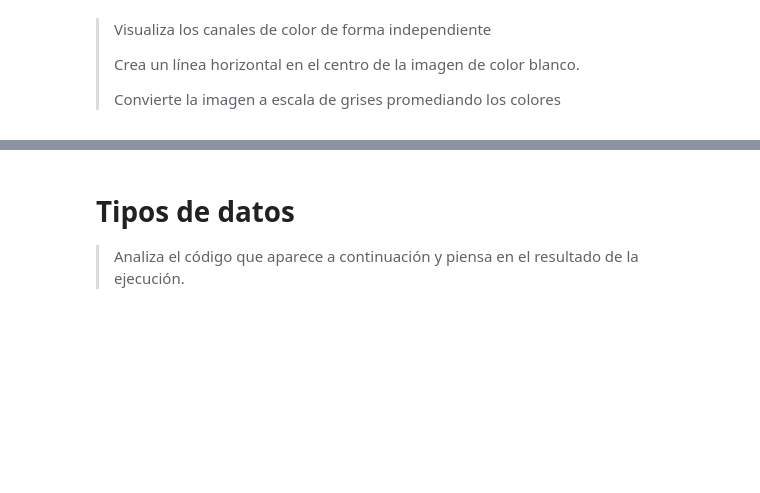
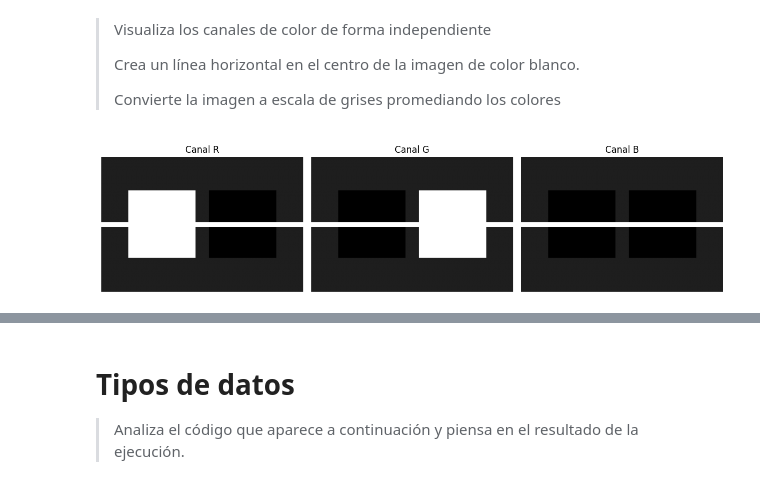
Before and after one commit to aleefdezz10/Vision-2026, a Jupyter notebook: PL2/Prac02-Imagen.ipynb, the cells around one changed output, grey strips where cells are left out. Saved outputs shown, nothing was run; the diff lists cells and outputs as text; code cells hidden in the pictures; blank space fills up the shorter version.

```diff
--- a/PL2/Prac02-Imagen.ipynb
+++ b/PL2/Prac02-Imagen.ipynb
@@ -240,3 +345,37 @@ plt.show()
 > Crea un línea horizontal en el centro de la imagen de color blanco.
 >
 > Convierte la imagen a escala de grises promediando los colores
+# %%
+# ============================================================
+# 3) VISUALIZAR LOS CANALES POR SEPARADO
+# ============================================================
+
+# Extraemos canales (recuerda: 0=R, 1=G, 2=B)
+R = img[:, :, 0]
+G = img[:, :, 1]
+B = img[:, :, 2]
+# : -> todas las filas y columnas
+
+# Mostrar cada canal como imagen en escala de grises (intensidad)
+# Importante: usar cmap='gray' para ver el canal como "intensidad"
+plt.figure(figsize=(12, 3))
+
+plt.subplot(1, 3, 1)
+plt.title("Canal R")
+plt.imshow(R, cmap="gray", vmin=0, vmax=255) # muestra canal como escala de grises y añade rango
+plt.axis("off")
+
+plt.subplot(1, 3, 2)
+plt.title("Canal G")
+plt.imshow(G, cmap="gray", vmin=0, vmax=255)
+plt.axis("off")
+
+plt.subplot(1, 3, 3)
+plt.title("Canal B")
+plt.imshow(B, cmap="gray", vmin=0, vmax=255)
+plt.axis("off")
+
+plt.tight_layout()
+plt.show()
+# %% [output]
+[figure, added]
```
Also changed, not shown: parts of 27 cells of this notebook, 10 other files.
